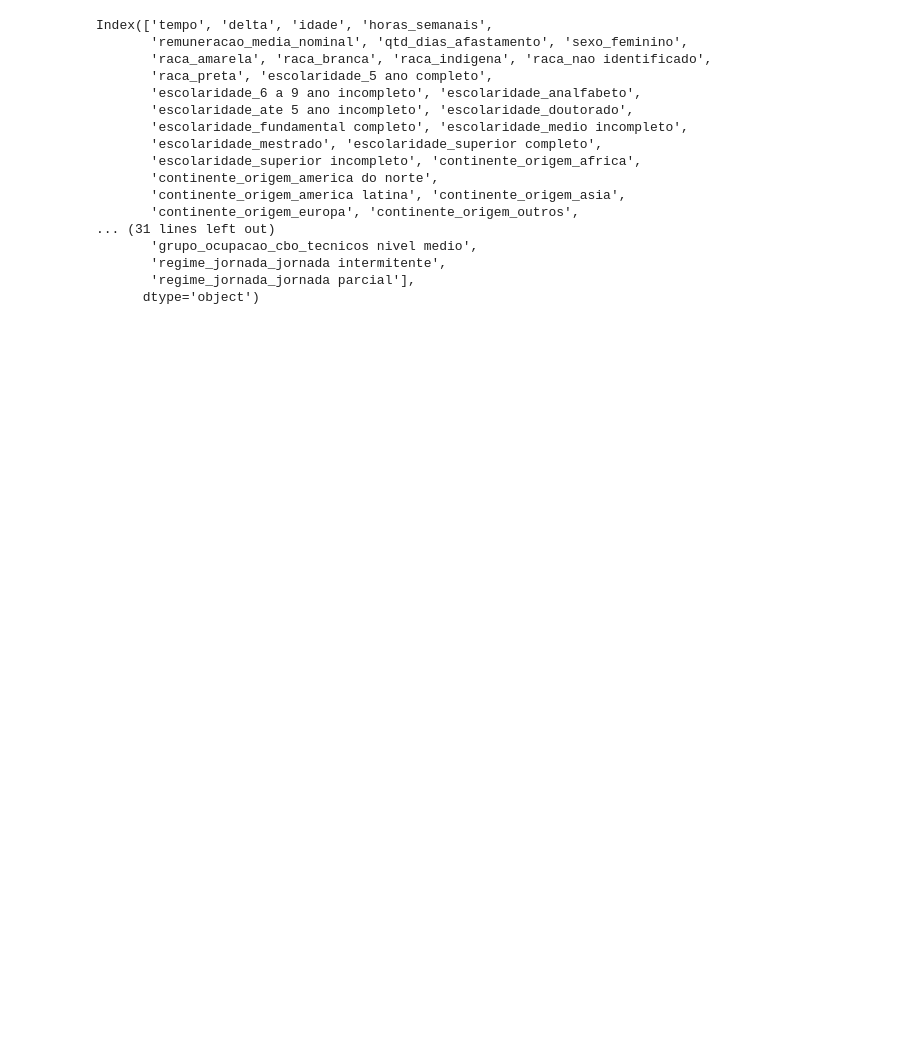
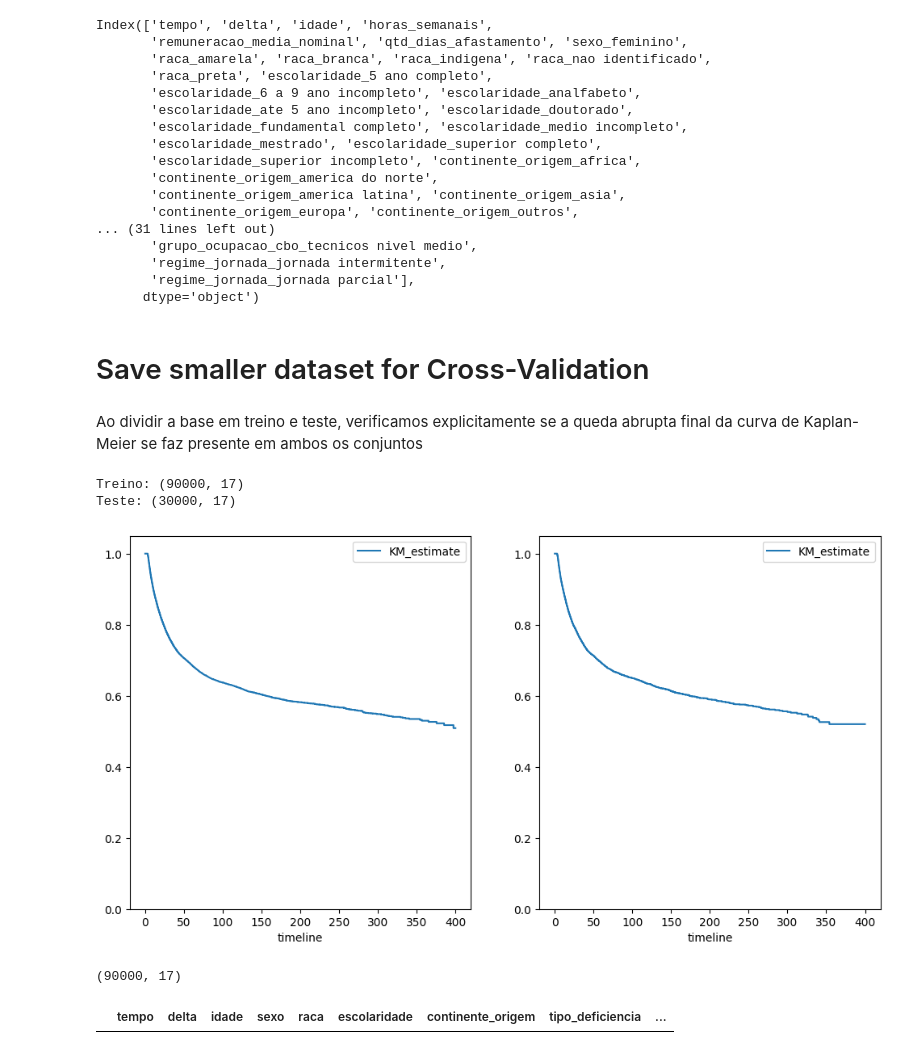
Before and after one commit to nhilariosilva/rais_analysis, a Jupyter notebook: Rais - Limpeza dados.ipynb, the cells around one changed output. Saved outputs shown, nothing was run; the diff lists cells and outputs as text; code cells hidden in the pictures; blank space fills up the shorter version.

```diff
--- a/Rais - Limpeza dados.ipynb
+++ b/Rais - Limpeza dados.ipynb
@@ -1614,3 +1606,5 @@ Index(['tempo', 'delta', 'idade', 'horas_semanais',
        'regime_jornada_jornada intermitente',
        'regime_jornada_jornada parcial'],
       dtype='object')
+# %% [markdown]
+# Save smaller dataset for Cross-Validation
@@ -1616,0 +1615,37 @@ Index(['tempo', 'delta', 'idade', 'horas_semanais',
+# %% [markdown]
+Ao dividir a base em treino e teste, verificamos explicitamente se a queda abrupta final da curva de Kaplan-Meier se faz presente em ambos os conjuntos
+# %%
+np.random.seed(10)
+subsample_indices = np.random.choice( np.arange(df_final.shape[0]), size = 120000 )
+
+df_final_smaller = df_final.iloc[subsample_indices, :]
+df_train_smaller, df_test_smaller = train_test_split(df_final_smaller, test_size = 0.25, random_state = 10)
+
+print("Treino: {}".format(df_train_smaller.shape))
+print("Teste: {}".format(df_test_smaller.shape))
+
+fig, ax = plt.subplots(nrows = 1, ncols = 2, figsize = (12,6))
+
+km = lifelines.KaplanMeierFitter()
+km.fit(df_train_smaller["tempo"], df_train_smaller["delta"])
+km.plot(ax = ax[0], ci_show = False, show_censors = False)
+ax[0].set_ylim(0,1.05)
+
+km = lifelines.KaplanMeierFitter()
+km.fit(df_test_smaller["tempo"], df_test_smaller["delta"])
+km.plot(ax = ax[1], ci_show = False, show_censors = False)
+ax[1].set_ylim(0,1.05)
+
+plt.show()
+# %% [output]
+Treino: (90000, 17)
+Teste: (30000, 17)
+[figure, added]
+# %%
+df_train_smaller.shape
+# %% [output]
+(90000, 17)
+# %%
+df_train_smaller.loc[ (df_train_smaller["tempo"] > 400) & (df_train_smaller["delta"] == 1), : ]
+# %% [output]
+|  | tempo | delta | idade | sexo | raca | escolaridade | continente_origem | tipo_deficiencia | ... |
```
Also changed, not shown: parts of 25 cells of this notebook, 31 other files.
